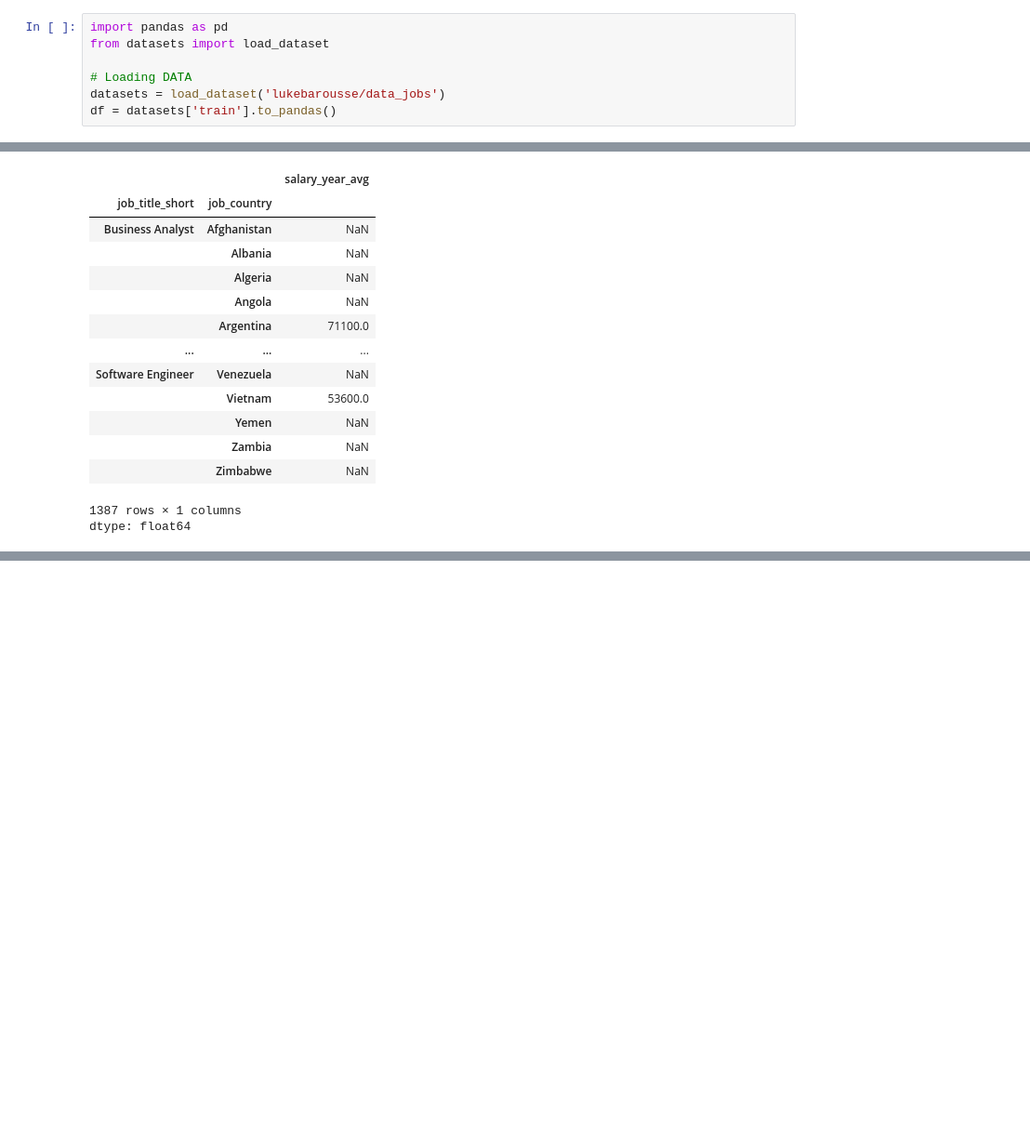
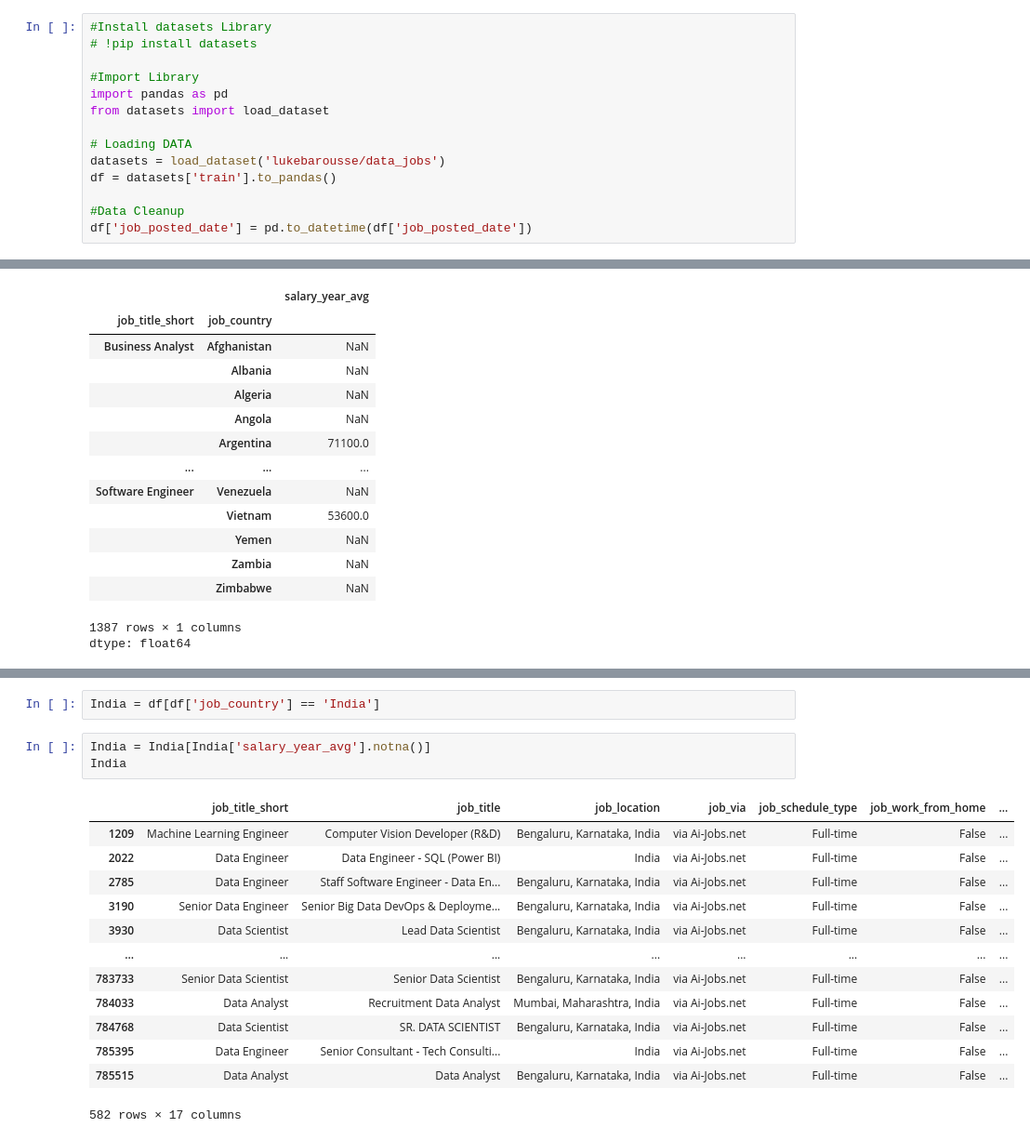
Before and after one commit to C0deB3ast/Data_analysis_work, a Jupyter notebook: Analysis_Pandas.ipynb, the cells around one changed output, grey strips where cells are left out. Shown at 93% size. Cells and saved outputs as stored; diff of their text form; blank space fills up the shorter version.

```diff
--- a/Analysis_Pandas.ipynb
+++ b/Analysis_Pandas.ipynb
@@ -1,9 +1,16 @@
 # %% [markdown]
 <a href="https://colab.research.google.com/github/C0deB3ast/Data_analysis_work/blob/main/Analysis_Pandas.ipynb" target="_parent"><img src="https://colab.research.google.com/assets/colab-badge.svg" alt="Open In Colab"/></a>
 # %%
+#Install datasets Library
+# !pip install datasets
+
+#Import Library
 import pandas as pd
 from datasets import load_dataset
 
 # Loading DATA
 datasets = load_dataset('lukebarousse/data_jobs')
 df = datasets['train'].to_pandas()
+
+#Data Cleanup
+df['job_posted_date'] = pd.to_datetime(df['job_posted_date'])
@@ -103,0 +176,19 @@ dtype: float64
+# %%
+India = df[df['job_country'] == 'India']
+# %%
+India = India[India['salary_year_avg'].notna()]
+India
+# %% [output]
+|  | job_title_short | job_title | job_location | job_via | job_schedule_type | job_work_from_home | ... |
+| 1209 | Machine Learning Engineer | Computer Vision Developer (R&D) | Bengaluru, Karnataka, India | via Ai-Jobs.net | Full-time | False | ... |
+| 2022 | Data Engineer | Data Engineer - SQL (Power BI) | India | via Ai-Jobs.net | Full-time | False | ... |
+| 2785 | Data Engineer | Staff Software Engineer - Data En... | Bengaluru, Karnataka, India | via Ai-Jobs.net | Full-time | False | ... |
+| 3190 | Senior Data Engineer | Senior Big Data DevOps & Deployme... | Bengaluru, Karnataka, India | via Ai-Jobs.net | Full-time | False | ... |
+| 3930 | Data Scientist | Lead Data Scientist | Bengaluru, Karnataka, India | via Ai-Jobs.net | Full-time | False | ... |
+| ... | ... | ... | ... | ... | ... | ... | ... |
+| 783733 | Senior Data Scientist | Senior Data Scientist | Bengaluru, Karnataka, India | via Ai-Jobs.net | Full-time | False | ... |
+| 784033 | Data Analyst | Recruitment Data Analyst | Mumbai, Maharashtra, India | via Ai-Jobs.net | Full-time | False | ... |
+| 784768 | Data Scientist | SR. DATA SCIENTIST | Bengaluru, Karnataka, India | via Ai-Jobs.net | Full-time | False | ... |
+| 785395 | Data Engineer | Senior Consultant - Tech Consulti... | India | via Ai-Jobs.net | Full-time | False | ... |
+| 785515 | Data Analyst | Data Analyst | Bengaluru, Karnataka, India | via Ai-Jobs.net | Full-time | False | ... |
+582 rows × 17 columns
```
Also changed, not shown: parts of 8 cells of this notebook.
